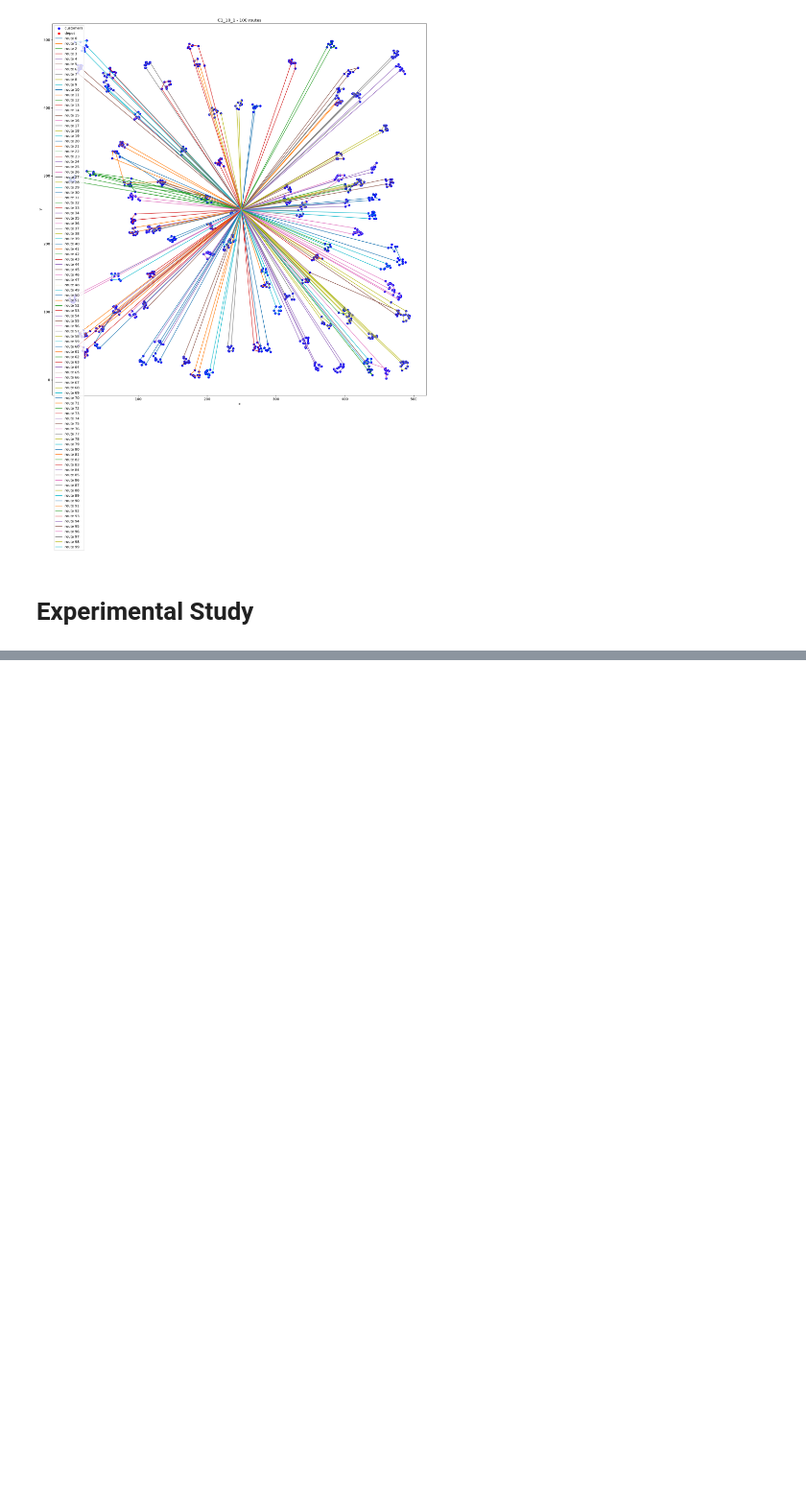
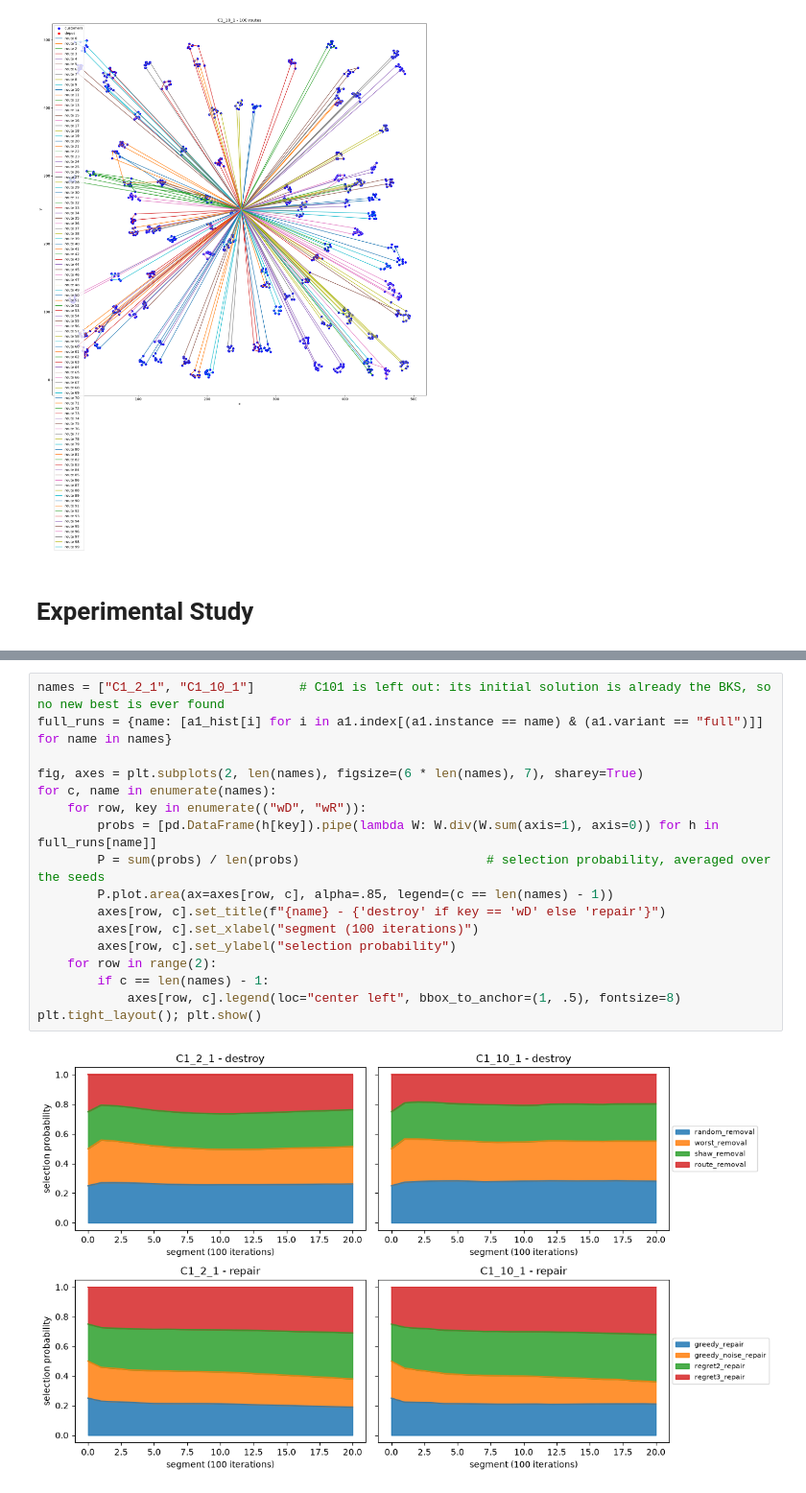
Before and after one commit to slowalie/Algorithms_and_Combinatorial_Optimization_project_groupe_2, a Jupyter notebook: group_2_project_final_deliverable.ipynb, the cells around one changed output, grey strips where cells are left out. Shown at 96% size. Saved outputs shown, nothing was run; the diff lists cells and outputs as text; blank space fills up the shorter version.

```diff
--- a/group_2_project_final_deliverable.ipynb
+++ b/group_2_project_final_deliverable.ipynb
@@ -1095,0 +1398,19 @@ ALNS solution: distance = 42867.72028415934 , #vehicles = 100
+# %%
+names = ["C1_2_1", "C1_10_1"]      # C101 is left out: its initial solution is already the BKS, so no new best is ever found
+full_runs = {name: [a1_hist[i] for i in a1.index[(a1.instance == name) & (a1.variant == "full")]] for name in names}
+
+fig, axes = plt.subplots(2, len(names), figsize=(6 * len(names), 7), sharey=True)
+for c, name in enumerate(names):
+    for row, key in enumerate(("wD", "wR")):
+        probs = [pd.DataFrame(h[key]).pipe(lambda W: W.div(W.sum(axis=1), axis=0)) for h in full_runs[name]]
+        P = sum(probs) / len(probs)                         # selection probability, averaged over the seeds
+        P.plot.area(ax=axes[row, c], alpha=.85, legend=(c == len(names) - 1))
+        axes[row, c].set_title(f"{name} - {'destroy' if key == 'wD' else 'repair'}")
+        axes[row, c].set_xlabel("segment (100 iterations)")
+        axes[row, c].set_ylabel("selection probability")
+    for row in range(2):
+        if c == len(names) - 1:
+            axes[row, c].legend(loc="center left", bbox_to_anchor=(1, .5), fontsize=8)
+plt.tight_layout(); plt.show()
+# %% [output]
+[figure, added]
```
Also changed, not shown: parts of 17 cells of this notebook.
